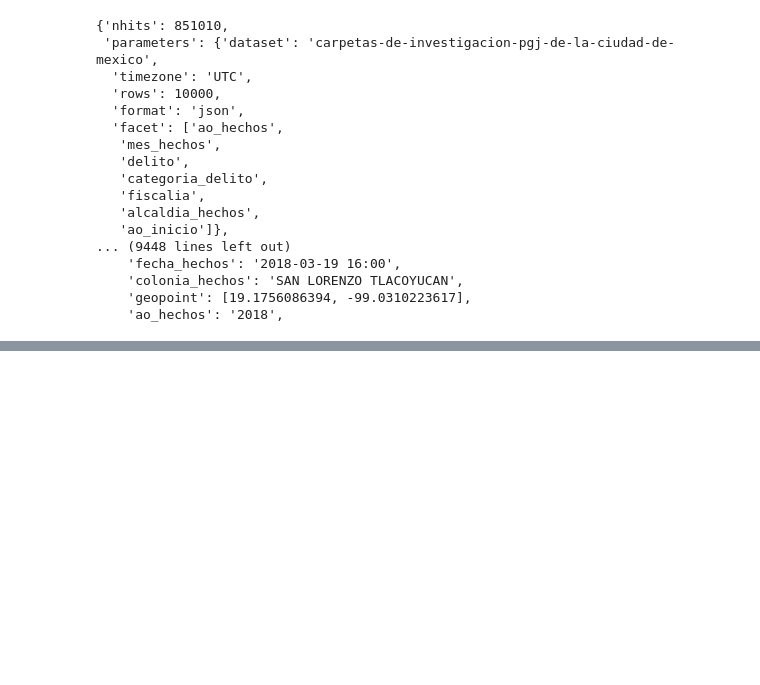
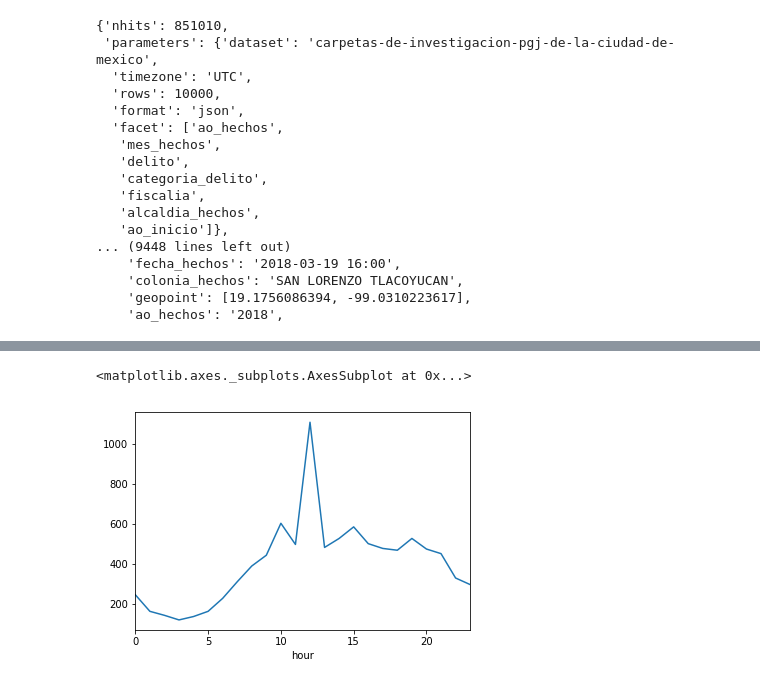
Before and after one commit to keita-dc/mexicocrime, a Jupyter notebook: mexico_crime.ipynb, the cells around one changed output, grey strips where cells are left out. Cells and saved outputs as stored; diff of their text form; code cells hidden in the pictures; blank space fills up the shorter version.

Commit message:
histograms

```diff
--- a/mexico_crime.ipynb
+++ b/mexico_crime.ipynb
@@ -53,6 +53,9 @@ df.longitud = df.longitud.apply(lambda x: float(x) if x != "NA" else np.nan)
 # %%
 df.fecha_hechos = pd.to_datetime(df.fecha_hechos)
 df.fecha_inicio = pd.to_datetime(df.fecha_inicio)
+df["hour"] = df.fecha_hechos.dt.hour
+df["minute"] = df.fecha_hechos.dt.minute
+df["time"] = df.hour + df.minute / 60
 # %%
 df.info()
 # %% [output]
@@ -106,0 +151,5 @@ fig.show()
+# %%
+df.groupby("hour").latitud.count().plot()
+# %% [output]
+<matplotlib.axes._subplots.AxesSubplot at 0x...>
+[figure, added]
```
Also changed, not shown: parts of 6 cells of this notebook.
